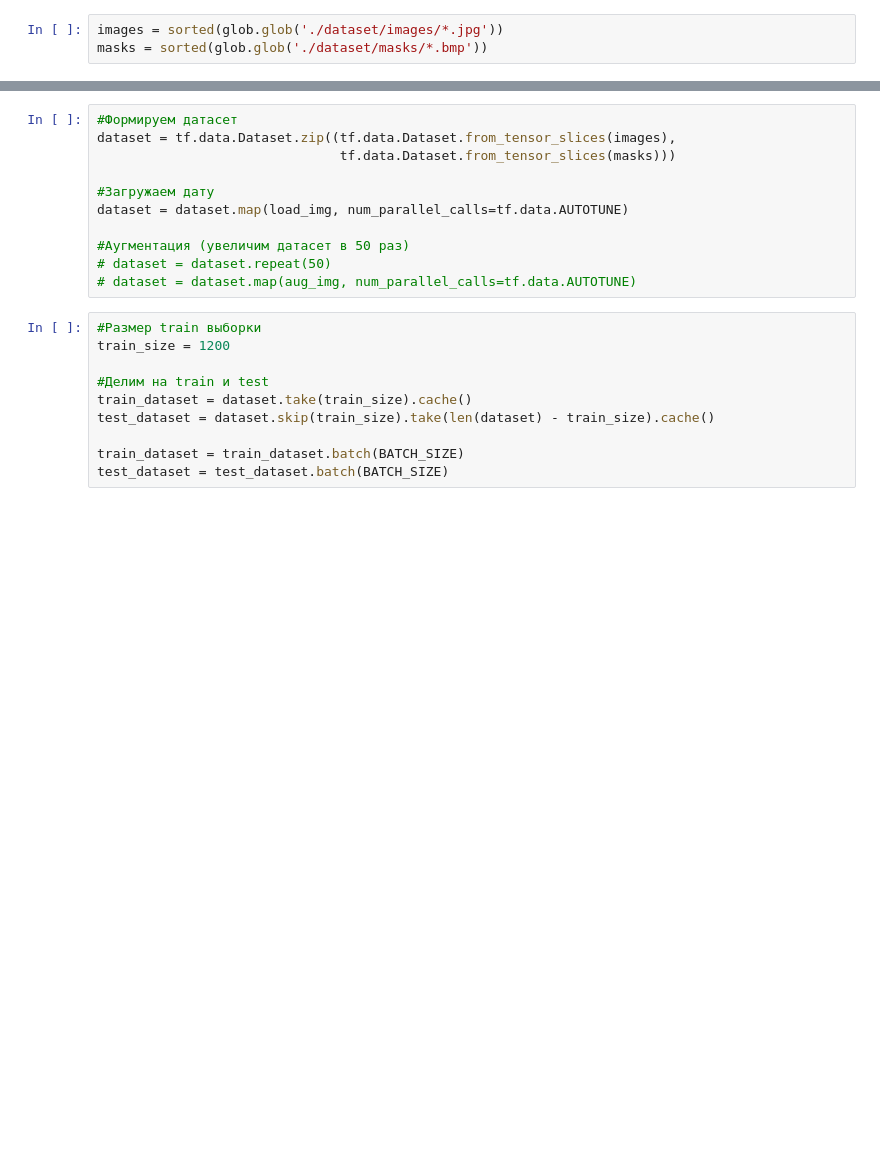
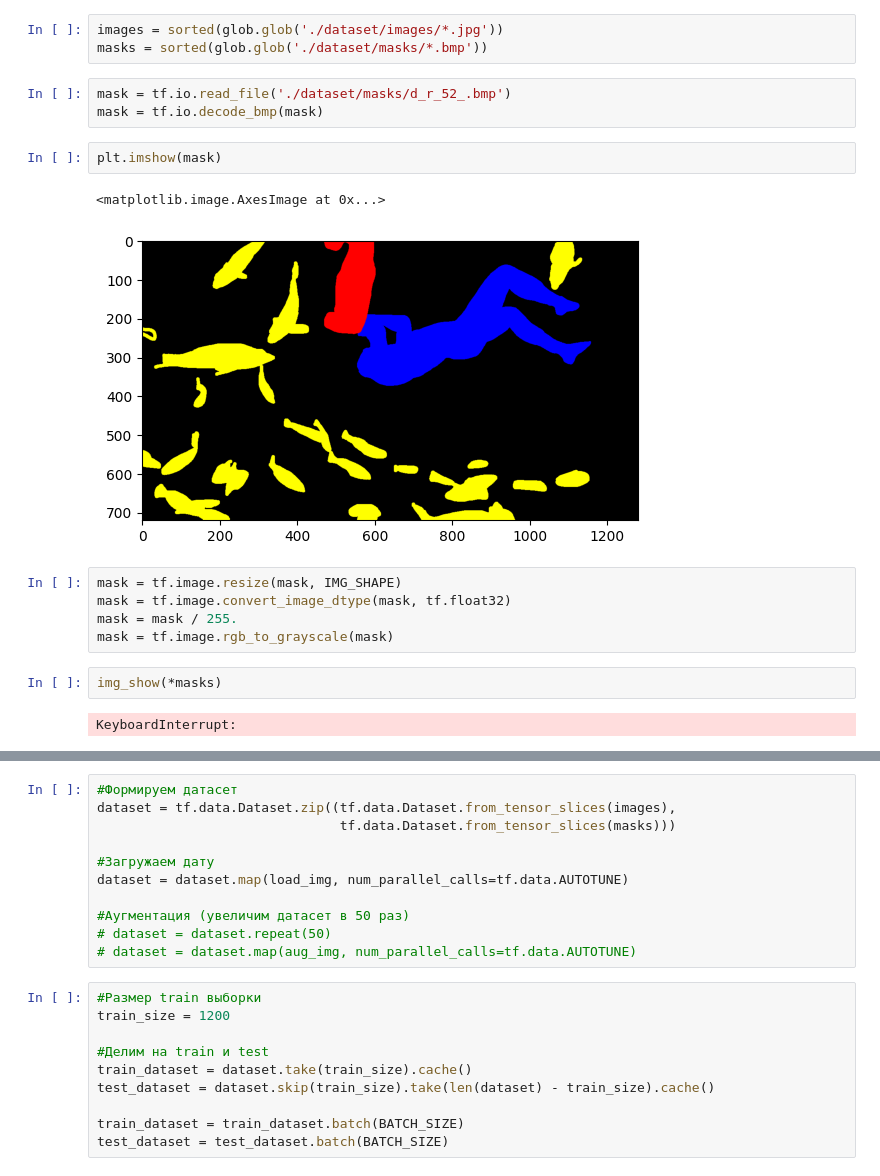
Before and after one commit to tsjadambaa/cv_group6, a Jupyter notebook: main.ipynb, the cells around one changed output, grey strips where cells are left out. Cells and saved outputs as stored; diff of their text form; blank space fills up the shorter version.

```diff
--- a/main.ipynb
+++ b/main.ipynb
@@ -40,3 +65,20 @@ rgb_colors = [(0,   0,   0),
 # %%
 images = sorted(glob.glob('./dataset/images/*.jpg'))
 masks = sorted(glob.glob('./dataset/masks/*.bmp'))
+# %%
+mask = tf.io.read_file('./dataset/masks/d_r_52_.bmp')
+mask = tf.io.decode_bmp(mask)
+# %%
+plt.imshow(mask)
+# %% [output]
+<matplotlib.image.AxesImage at 0x...>
+[figure, added]
+# %%
+mask = tf.image.resize(mask, IMG_SHAPE)
+mask = tf.image.convert_image_dtype(mask, tf.float32)
+mask = mask / 255.
+mask = tf.image.rgb_to_grayscale(mask)
+# %%
+img_show(*masks)
+# %% [output]
+KeyboardInterrupt:
```
Also changed, not shown: parts of 29 cells of this notebook, 1 other file.
